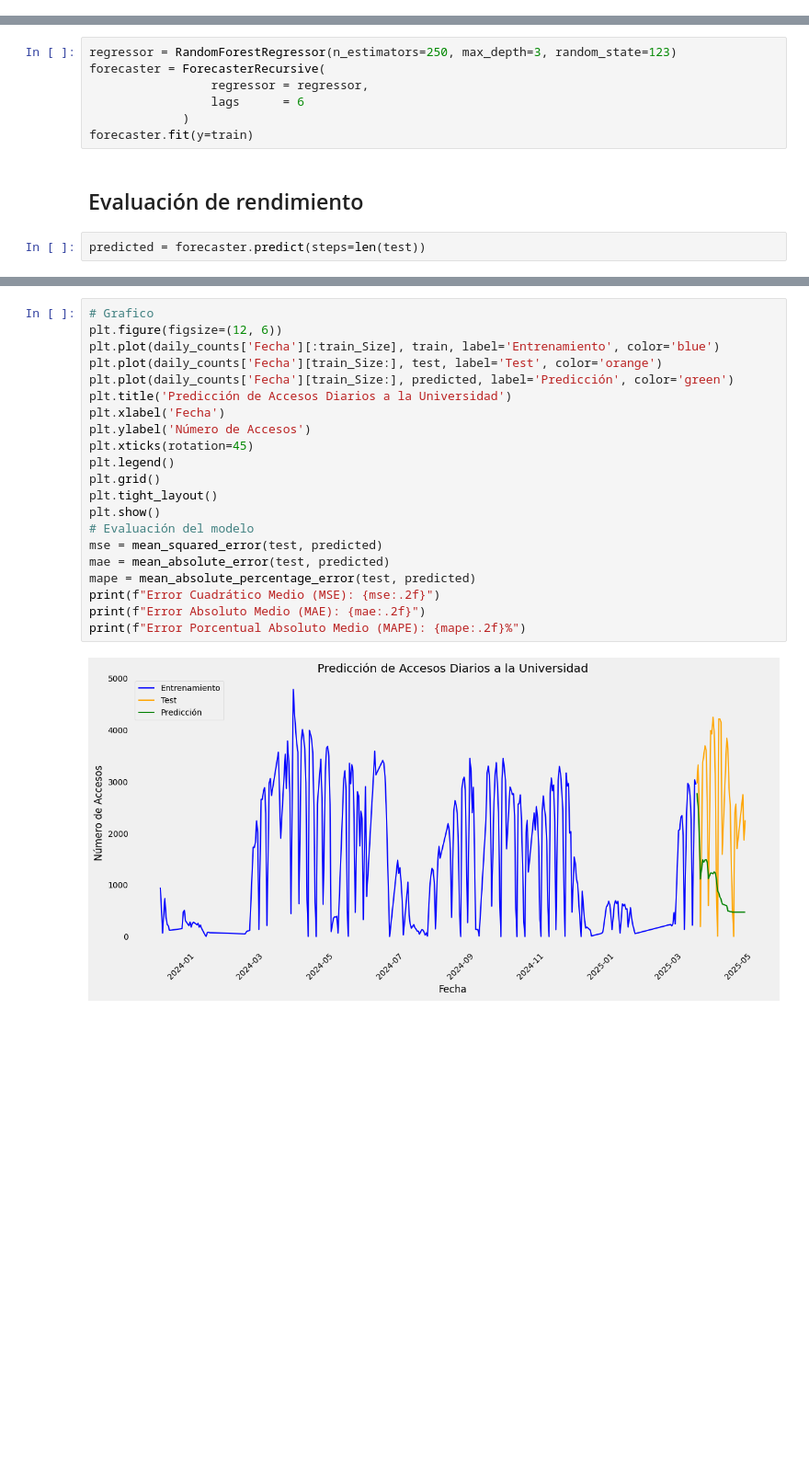
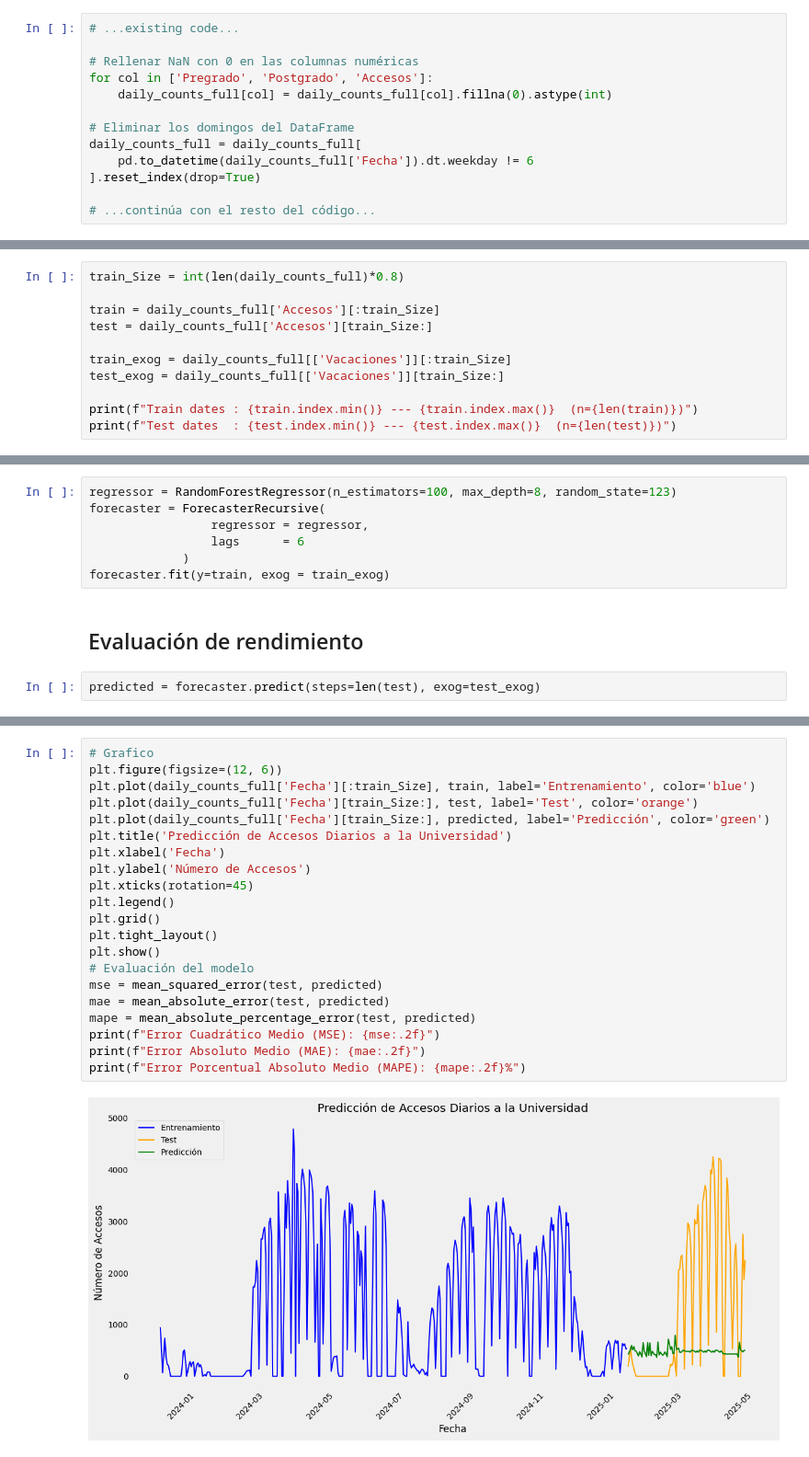
Before and after one commit to BrendanRubilar/IA_Library_Proyect, a Jupyter notebook: LibraryUseRF.ipynb, the cells around one changed output, grey strips where cells are left out. Shown: that part at 92% size. Cells and saved outputs as stored; diff of their text form; blank space fills up the shorter version.

```diff
--- a/LibraryUseRF.ipynb
+++ b/LibraryUseRF.ipynb
@@ -88 +121,14 @@ daily_counts = df.groupby(['Fecha', 'Día', 'Mes', 'Año']).agg({
+# %%
+# ...existing code...
+
+# Rellenar NaN con 0 en las columnas numéricas
+for col in ['Pregrado', 'Postgrado', 'Accesos']:
+    daily_counts_full[col] = daily_counts_full[col].fillna(0).astype(int)
+
+# Eliminar los domingos del DataFrame
+daily_counts_full = daily_counts_full[
+    pd.to_datetime(daily_counts_full['Fecha']).dt.weekday != 6
+].reset_index(drop=True)
+
+# ...continúa con el resto del código...
 # %%
@@ -170,0 +189,11 @@ Name: Accesos, dtype: int64
+# %%
+train_Size = int(len(daily_counts_full)*0.8)
+
+train = daily_counts_full['Accesos'][:train_Size]
+test = daily_counts_full['Accesos'][train_Size:]
+
+train_exog = daily_counts_full[['Vacaciones']][:train_Size]
+test_exog = daily_counts_full[['Vacaciones']][train_Size:]
+
+print(f"Train dates : {train.index.min()} --- {train.index.max()}  (n={len(train)})")
+print(f"Test dates  : {test.index.min()} --- {test.index.max()}  (n={len(test)})")
@@ -214,14 +259,14 @@ results_grid = grid_search_forecaster(
 # %%
-regressor = RandomForestRegressor(n_estimators=250, max_depth=3, random_state=123)
+regressor = RandomForestRegressor(n_estimators=100, max_depth=8, random_state=123)
 forecaster = ForecasterRecursive(
                  regressor = regressor,
                  lags      = 6
              )
-forecaster.fit(y=train)
+forecaster.fit(y=train, exog = train_exog)
 # %% [markdown]
 ## Evaluación de rendimiento
 # %%
-predicted = forecaster.predict(steps=len(test))
+predicted = forecaster.predict(steps=len(test), exog=test_exog)
 # %%
 predicted
 # %% [output]
@@ -245,23 +285,23 @@ Name: pred, dtype: float64
 # %%
 # Grafico
 plt.figure(figsize=(12, 6))
-plt.plot(daily_counts['Fecha'][:train_Size], train, label='Entrenamiento', color='blue')
-plt.plot(daily_counts['Fecha'][train_Size:], test, label='Test', color='orange')
-plt.plot(daily_counts['Fecha'][train_Size:], predicted, label='Predicción', color='green')
+plt.plot(daily_counts_full['Fecha'][:train_Size], train, label='Entrenamiento', color='blue')
+plt.plot(daily_counts_full['Fecha'][train_Size:], test, label='Test', color='orange')
+plt.plot(daily_counts_full['Fecha'][train_Size:], predicted, label='Predicción', color='green')
 plt.title('Predicción de Accesos Diarios a la Universidad')
 plt.xlabel('Fecha')
 plt.ylabel('Número de Accesos')
 plt.xticks(rotation=45)
 plt.legend()
 plt.grid()
 plt.tight_layout()
 plt.show()
 # Evaluación del modelo
 mse = mean_squared_error(test, predicted)
 mae = mean_absolute_error(test, predicted)
 mape = mean_absolute_percentage_error(test, predicted)
 print(f"Error Cuadrático Medio (MSE): {mse:.2f}")
 print(f"Error Absoluto Medio (MAE): {mae:.2f}")
 print(f"Error Porcentual Absoluto Medio (MAPE): {mape:.2f}%")
 # %% [output]
-[figure, old version]
+[figure, new version]
```
Also changed, not shown: parts of 19 cells of this notebook, 1 other file.
